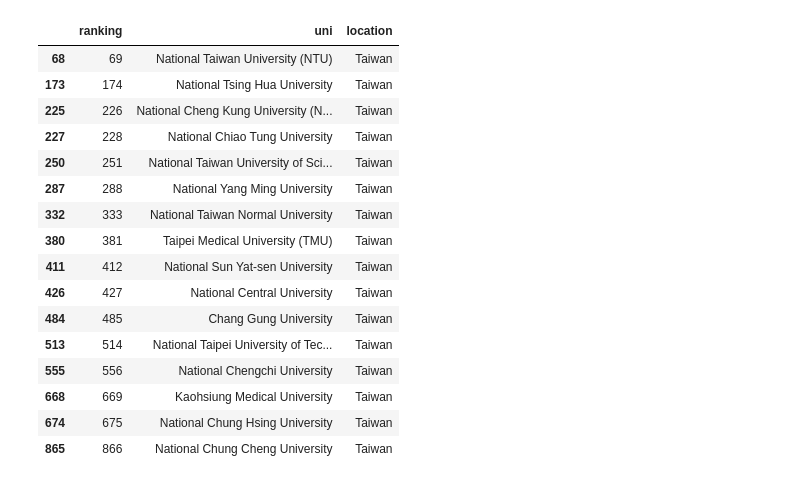
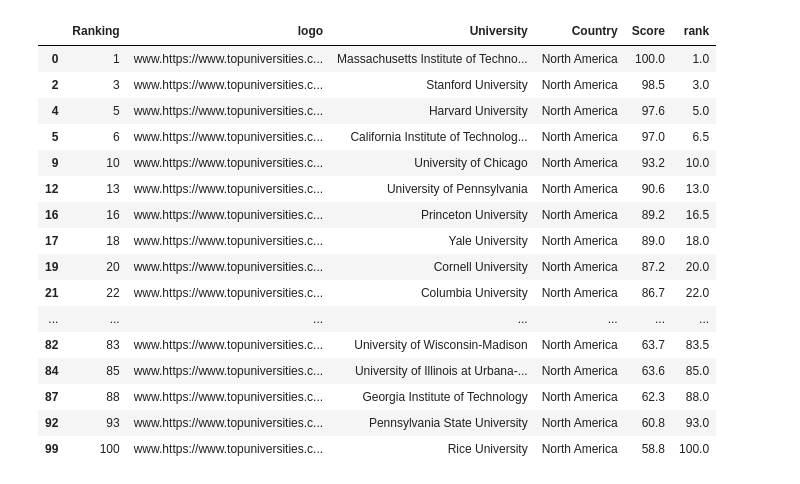
Before and after one commit to niloy-biswas/Find-Professor-CSRanking, a Jupyter notebook: QS.ipynb, the cells around one changed output. Cells and saved outputs as stored; diff of their text form; code cells hidden in the pictures.

```diff
--- a/QS.ipynb
+++ b/QS.ipynb
@@ -306,20 +141,20 @@ qs_2020[(qs_2020["location"] == "Japan") & (qs_2020["ranking"] <= 100)]
-# %%
-qs_2020[(qs_2020["location"] == "Taiwan") & (qs_2020["ranking"] <= 1000)]
-# %% [output]
-|  | ranking | uni | location |
-| 68 | 69 | National Taiwan University (NTU) | Taiwan |
-| 173 | 174 | National Tsing Hua University | Taiwan |
-| 225 | 226 | National Cheng Kung University (N... | Taiwan |
-| 227 | 228 | National Chiao Tung University | Taiwan |
-| 250 | 251 | National Taiwan University of Sci... | Taiwan |
-| 287 | 288 | National Yang Ming University | Taiwan |
-| 332 | 333 | National Taiwan Normal University | Taiwan |
-| 380 | 381 | Taipei Medical University (TMU) | Taiwan |
-| 411 | 412 | National Sun Yat-sen University | Taiwan |
-| 426 | 427 | National Central University | Taiwan |
-| 484 | 485 | Chang Gung University | Taiwan |
-| 513 | 514 | National Taipei University of Tec... | Taiwan |
-| 555 | 556 | National Chengchi University | Taiwan |
-| 668 | 669 | Kaohsiung Medical University | Taiwan |
-| 674 | 675 | National Chung Hsing University | Taiwan |
-| 865 | 866 | National Chung Cheng University | Taiwan |
+# %%
+df[(df["Country"] == "North America") & (df["rank"] <= 100)]
+# %% [output]
+|  | Ranking | logo | University | Country | Score | rank |
+| 0 | 1 | www.https://www.topuniversities.c... | Massachusetts Institute of Techno... | North America | 100.0 | 1.0 |
+| 2 | 3 | www.https://www.topuniversities.c... | Stanford University | North America | 98.5 | 3.0 |
+| 4 | 5 | www.https://www.topuniversities.c... | Harvard University | North America | 97.6 | 5.0 |
+| 5 | 6 | www.https://www.topuniversities.c... | California Institute of Technolog... | North America | 97.0 | 6.5 |
+| 9 | 10 | www.https://www.topuniversities.c... | University of Chicago | North America | 93.2 | 10.0 |
+| 12 | 13 | www.https://www.topuniversities.c... | University of Pennsylvania | North America | 90.6 | 13.0 |
+| 16 | 16 | www.https://www.topuniversities.c... | Princeton University | North America | 89.2 | 16.5 |
+| 17 | 18 | www.https://www.topuniversities.c... | Yale University | North America | 89.0 | 18.0 |
+| 19 | 20 | www.https://www.topuniversities.c... | Cornell University | North America | 87.2 | 20.0 |
+| 21 | 22 | www.https://www.topuniversities.c... | Columbia University | North America | 86.7 | 22.0 |
+| ... | ... | ... | ... | ... | ... | ... |
+| 82 | 83 | www.https://www.topuniversities.c... | University of Wisconsin-Madison | North America | 63.7 | 83.5 |
+| 84 | 85 | www.https://www.topuniversities.c... | University of Illinois at Urbana-... | North America | 63.6 | 85.0 |
+| 87 | 88 | www.https://www.topuniversities.c... | Georgia Institute of Technology | North America | 62.3 | 88.0 |
+| 92 | 93 | www.https://www.topuniversities.c... | Pennsylvania State University | North America | 60.8 | 93.0 |
+| 99 | 100 | www.https://www.topuniversities.c... | Rice University | North America | 58.8 | 100.0 |
```
Also changed, not shown: parts of 14 cells of this notebook.
